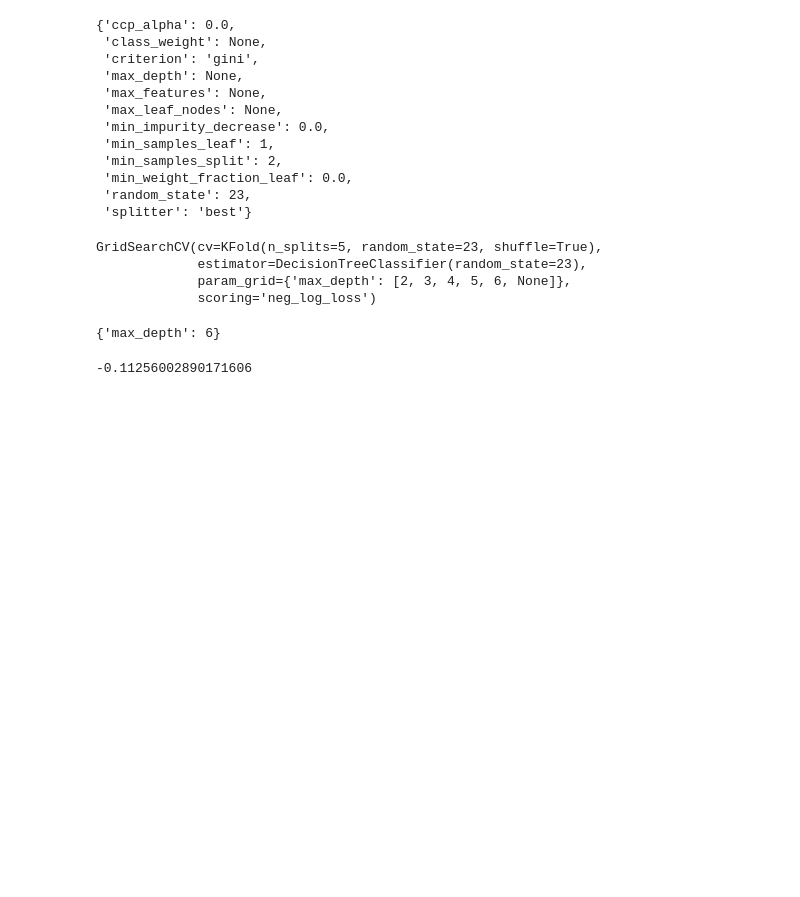
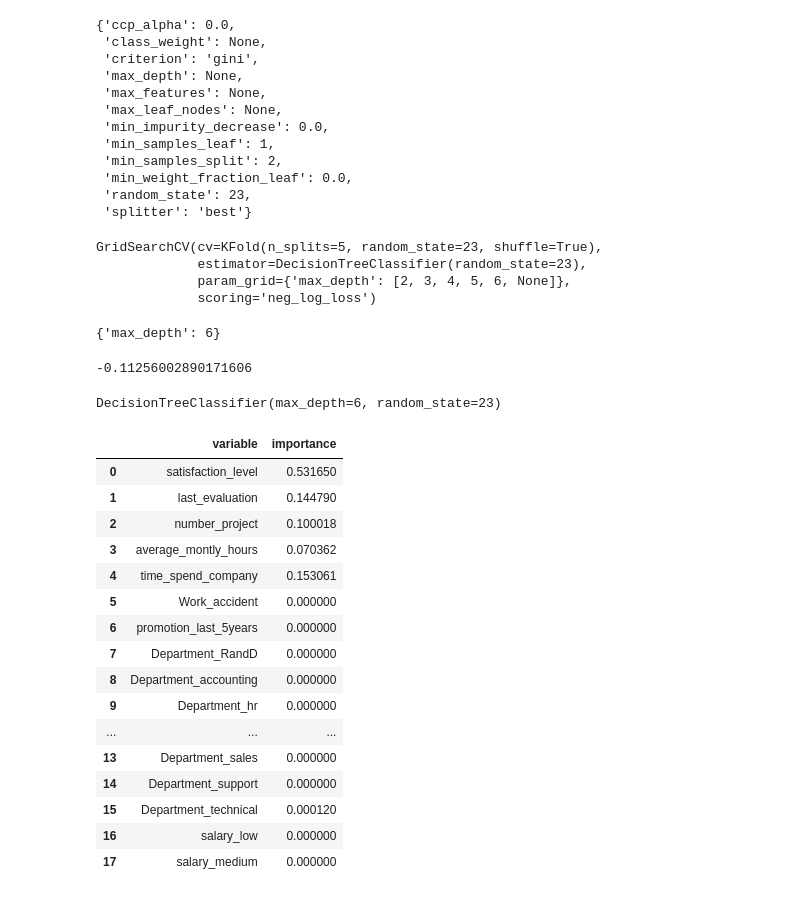
Before and after one commit to VishalJ1617/ML, a Jupyter notebook: Decision_tree.ipynb, the cells around one changed output. Drawn from its saved outputs; the diff is of its cells as text; code cells hidden in the pictures; blank space fills up the shorter version.

```diff
--- a/Decision_tree.ipynb
+++ b/Decision_tree.ipynb
@@ -99,3 +97,29 @@ gcv.best_params_
 gcv.best_score_
 # %% [output]
 -0.11256002890171606
+# %%
+best_model=gcv.best_estimator_
+best_model
+# %% [output]
+DecisionTreeClassifier(max_depth=6, random_state=23)
+# %%
+df_imp=pd.DataFrame({'variable':best_model.feature_names_in_ ,'importance':best_model.feature_importances_})
+df_imp
+# %% [output]
+|  | variable | importance |
+| 0 | satisfaction_level | 0.531650 |
+| 1 | last_evaluation | 0.144790 |
+| 2 | number_project | 0.100018 |
+| 3 | average_montly_hours | 0.070362 |
+| 4 | time_spend_company | 0.153061 |
+| 5 | Work_accident | 0.000000 |
+| 6 | promotion_last_5years | 0.000000 |
+| 7 | Department_RandD | 0.000000 |
+| 8 | Department_accounting | 0.000000 |
+| 9 | Department_hr | 0.000000 |
+| ... | ... | ... |
+| 13 | Department_sales | 0.000000 |
+| 14 | Department_support | 0.000000 |
+| 15 | Department_technical | 0.000120 |
+| 16 | salary_low | 0.000000 |
+| 17 | salary_medium | 0.000000 |
```
Also changed, not shown: parts of 3 cells of this notebook.
